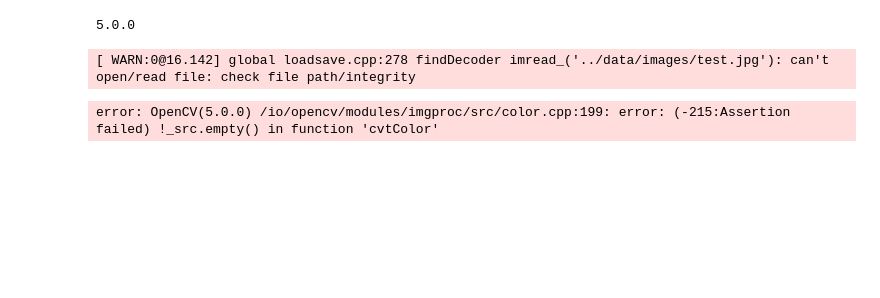
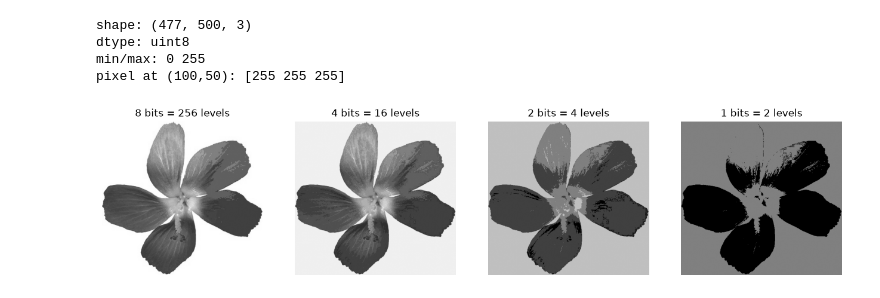
Before and after one commit to Lasan-Perera/CV, a Jupyter notebook: scripts/1.ipynb, the cells around one changed output. Saved outputs shown, nothing was run; the diff lists cells and outputs as text; code cells hidden in the pictures; blank space fills up the shorter version.

```diff
--- a/scripts/1.ipynb
+++ b/scripts/1.ipynb
@@ -3,14 +3,30 @@ import cv2
 import numpy as np
 import matplotlib.pyplot as plt
 
-print(cv2.__version__)
+img = cv2.imread('../data/images/test.jpg')
+if img is None:
+    raise FileNotFoundError("check the path")
+
+print("shape:", img.shape)      # (h, w, 3)
+print("dtype:", img.dtype)      # uint8
+print("min/max:", img.min(), img.max())
+print("pixel at (100,50):", img[100, 50])   # [B G R]
 # %% [output]
-5.0.0
+shape: (477, 500, 3)
+dtype: uint8
+min/max: 0 255
+pixel at (100,50): [255 255 255]
-# %%
-img = cv2.imread('../data/images/test.jpg')
-plt.imshow(cv2.cvtColor(img, cv2.COLOR_BGR2RGB))
-plt.axis('off')
-plt.show()
-# %% [output]
-[ WARN:0@16.142] global loadsave.cpp:278 findDecoder imread_('../data/images/test.jpg'): can't open/read file: check file path/integrity
-error: OpenCV(5.0.0) /io/opencv/modules/imgproc/src/color.cpp:199: error: (-215:Assertion failed) !_src.empty() in function 'cvtColor'
+# %%
+gray = cv2.cvtColor(img, cv2.COLOR_BGR2GRAY)
+
+fig, axes = plt.subplots(1, 4, figsize=(16, 4))
+for ax, bits in zip(axes, [8, 4, 2, 1]):
+    levels = 2 ** bits
+    step = 256 // levels
+    q = (gray // step) * step          # crush to fewer levels
+    ax.imshow(q, cmap='gray', vmin=0, vmax=255)
+    ax.set_title(f"{bits} bits = {levels} levels")
+    ax.axis('off')
+plt.show()
+# %% [output]
+[figure, added]
```
Also changed, not shown: parts of 2 cells of this notebook, 1 other file.
